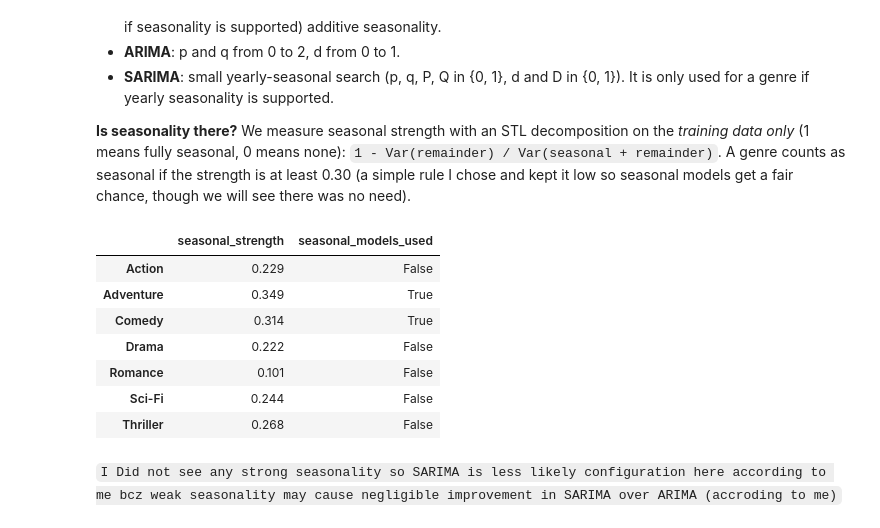
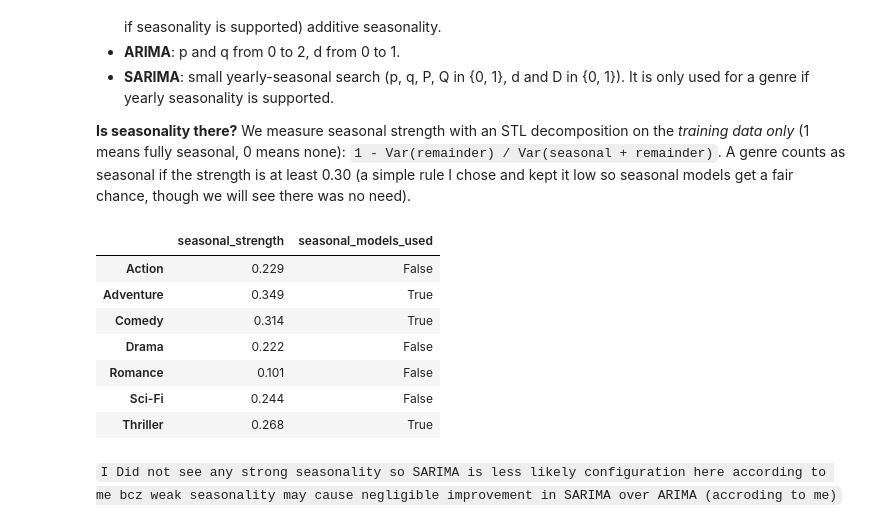
Before and after one commit to HemantkMCA25/Movie-Genre-Popularity-Forecasting-V2, a Jupyter notebook: notebooks/TS_ForecastingV3.ipynb, the cells around one changed output. Cells and saved outputs as stored; diff of their text form; code cells hidden in the pictures.

```diff
--- a/notebooks/TS_ForecastingV3.ipynb
+++ b/notebooks/TS_ForecastingV3.ipynb
@@ -236,26 +236,26 @@ Three model families, `fitted separately for every genre`:
 
 **Is seasonality there?** We measure seasonal strength with an STL decomposition on the *training data only* (1 means fully seasonal, 0 means none): `1 - Var(remainder) / Var(seasonal + remainder)`. A genre counts as seasonal if the strength is at least 0.30 (a simple rule I chose and kept it low so seasonal models get a fair chance, though we will see there was no need).
 # %%
-SEASONAL_THRESHOLD = 0.30
+SEASONAL_THRESHOLD = 0.25
 
 def seasonal_strength(y):
     r = STL(y, period=SEASON, robust=True).fit()
     return max(0.0, 1 - r.resid.var() / (r.seasonal + r.resid).var())
 
 strength = pd.Series({g: seasonal_strength(train[g]) for g in GENRES})
 seasonal_need = strength >= SEASONAL_THRESHOLD
 season_table = pd.DataFrame({"seasonal_strength": strength.round(3), "seasonal_models_used": seasonal_need})
 display(season_table)
 season_table.to_csv(D["tables"] / "seasonality_check.csv")
 # %% [output]
 |  | seasonal_strength | seasonal_models_used |
 | Action | 0.229 | False |
 | Adventure | 0.349 | True |
 | Comedy | 0.314 | True |
 | Drama | 0.222 | False |
 | Romance | 0.101 | False |
 | Sci-Fi | 0.244 | False |
-| Thriller | 0.268 | False |
+| Thriller | 0.268 | True |
 # %% [markdown]
 `I Did not see any strong seasonality so SARIMA is less likely configuration here according to me bcz weak seasonality may cause negligible improvement in SARIMA over ARIMA (accroding to me)`
 # %% [markdown]
```
Also changed, not shown: parts of 14 cells of this notebook, 3 other files.
